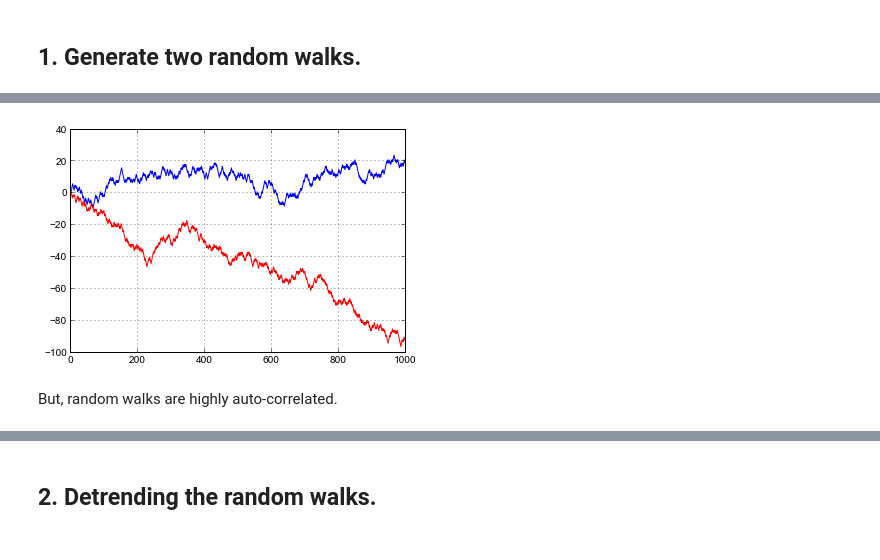
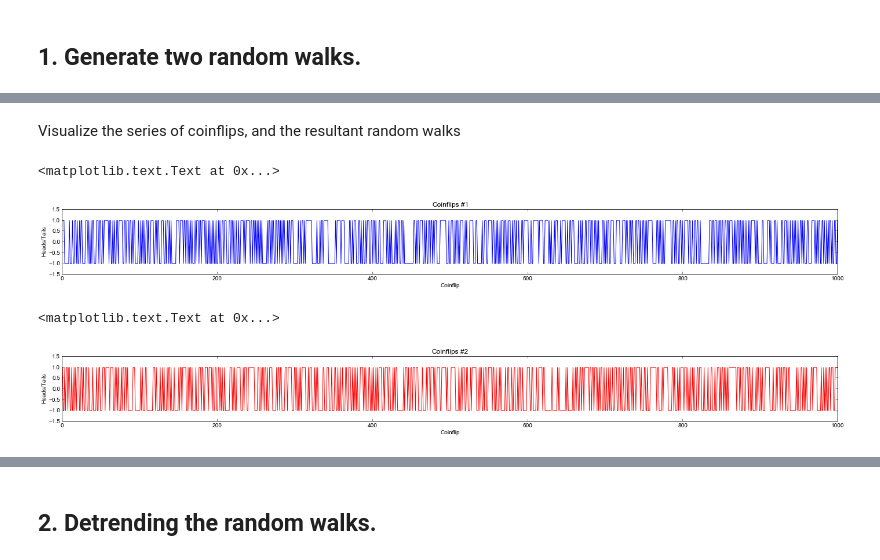
Before and after one commit to ladavid/mit_timeseries, a Jupyter notebook: DetrendDemo.ipynb, the cells around one changed output, grey strips where cells are left out. Cells and saved outputs as stored; diff of their text form; code cells hidden in the pictures.

```diff
--- a/DetrendDemo.ipynb
+++ b/DetrendDemo.ipynb
@@ -16,13 +16,25 @@ coinflip1_v = sign(1*(np.random.random(1000) > 0.5)-0.5)
 coinflip2_v = sign(1*(np.random.random(1000) > 0.5)-0.5)
 x1_v = cumsum(coinflip1_v)
 x2_v = cumsum(coinflip2_v)
-# %%
-# visualize random walks. usually, these don't look cross-correlated.
-pl.figure()
-pl.plot(x1_v)
-pl.plot(x2_v,'r')
-pl.grid()
-# %% [output]
-[figure, removed]
-# %% [markdown]
-But, random walks are highly auto-correlated.
+# %% [markdown]
+Visualize the series of coinflips, and the resultant random walks
+# %%
+pl.figure(figsize=(24,2))
+pl.plot(coinflip1_v)
+pl.ylim([-1.5,1.5])
+pl.xlabel('Coinflip')
+pl.ylabel('Heads/Tails')
+pl.title('Coinflips #1')
+# %% [output]
+<matplotlib.text.Text at 0x...>
+[figure, added]
+# %%
+pl.figure(figsize=(24,2))
+pl.plot(coinflip2_v,'r')
+pl.ylim([-1.5,1.5])
+pl.xlabel('Coinflip')
+pl.ylabel('Heads/Tails')
+pl.title('Coinflips #2')
+# %% [output]
+<matplotlib.text.Text at 0x...>
+[figure, added]
```
Also changed, not shown: parts of 17 cells of this notebook, 4 other files.
